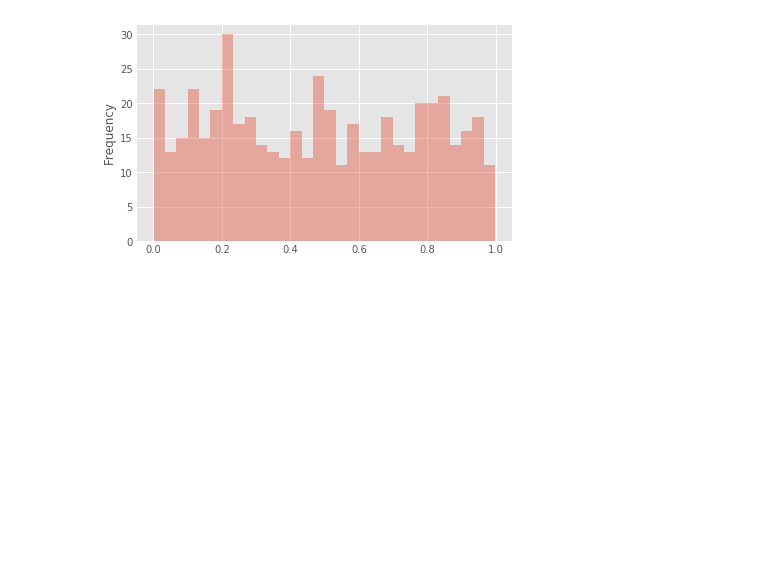
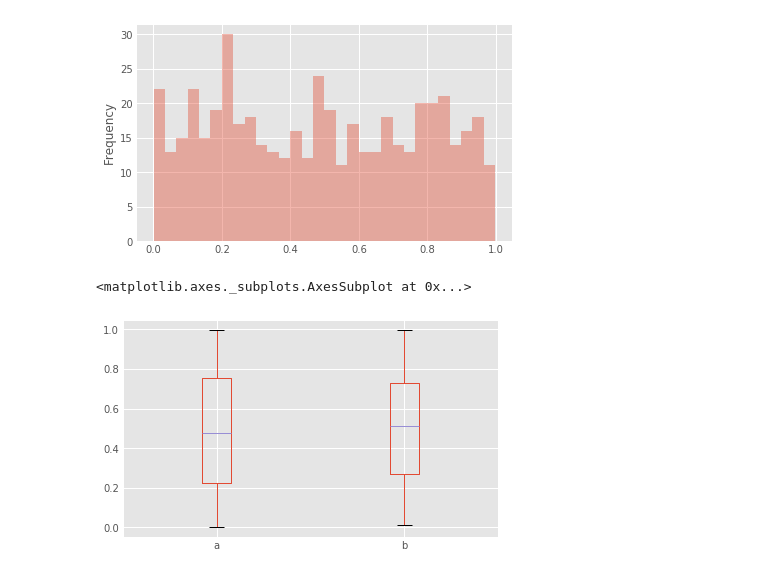
Before and after one commit to roshni27s/data_visualisation_learning, a Jupyter notebook: pandasIndataViz2.ipynb, the cells around one changed output. Drawn from its saved outputs; the diff is of its cells as text; code cells hidden in the pictures; blank space fills up the shorter version.

```diff
--- a/pandasIndataViz2.ipynb
+++ b/pandasIndataViz2.ipynb
@@ -41,4 +41,7 @@ df3['a'].plot.hist(alpha=0.4,bins=30)
 <matplotlib.axes._subplots.AxesSubplot at 0x...>
 [figure]
 # %%
-df3[['a','b']].plot.b
+df3[['a','b']].plot.box()
+# %% [output]
+<matplotlib.axes._subplots.AxesSubplot at 0x...>
+[figure, added]
```
Also changed, not shown: parts of 3 cells of this notebook.
